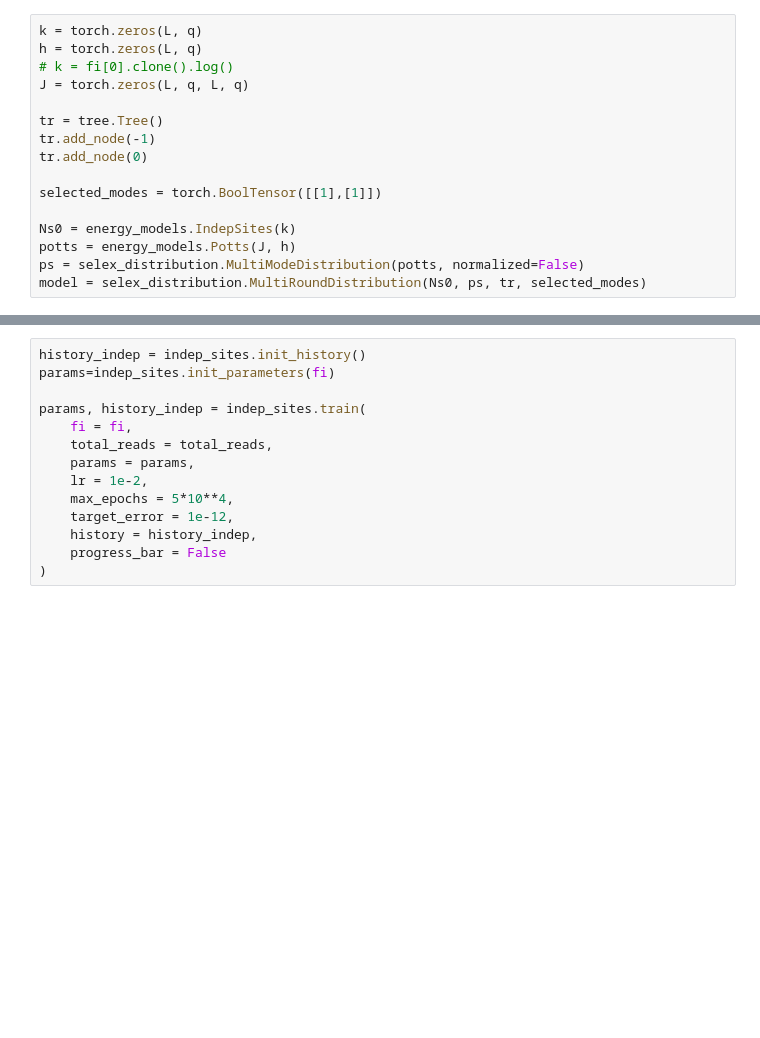
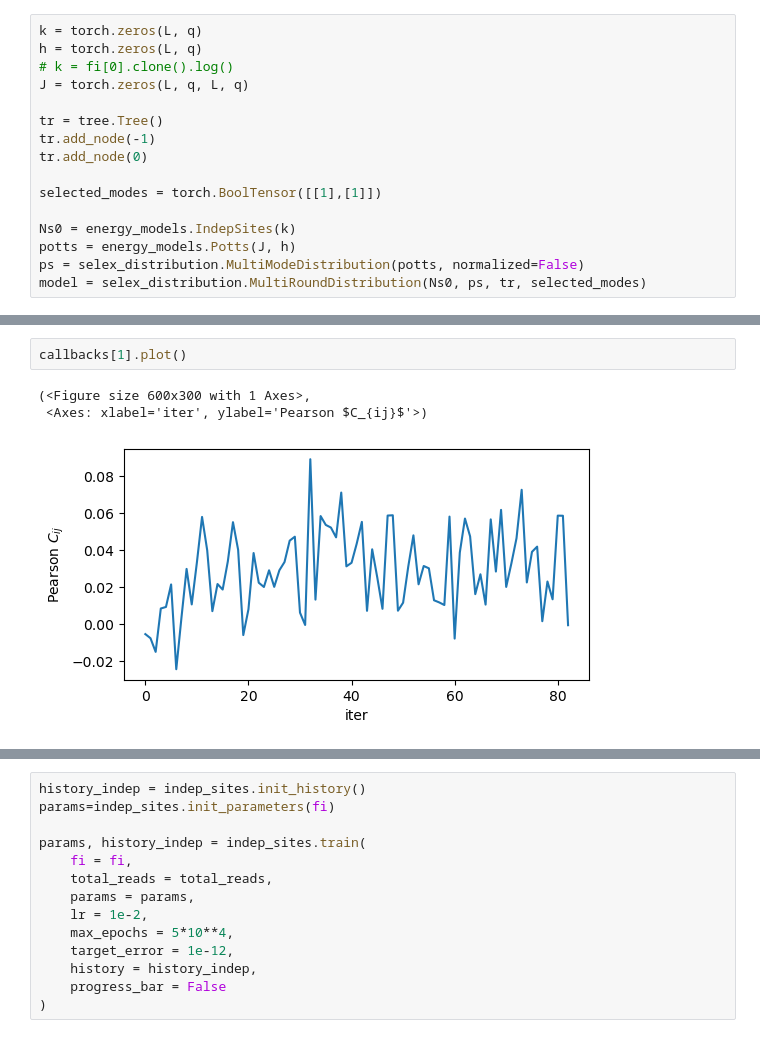
Before and after one commit to stecrotti/Aptamer2025py, a Jupyter notebook: prova.ipynb, the cells around one changed output, grey strips where cells are left out. Drawn from its saved outputs; the diff is of its cells as text; blank space fills up the shorter version.

Commit message:
added callback for pearson on covariances

```diff
--- a/prova.ipynb
+++ b/prova.ipynb
@@ -412,3 +429,9 @@ KeyboardInterrupt:
+# %%
+callbacks[1].plot()
+# %% [output]
+(<Figure size 600x300 with 1 Axes>,
+ <Axes: xlabel='iter', ylabel='Pearson $C_{ij}$'>)
+[figure, added]
 # %%
 callbacks[0].plot()
 # %% [output]
```
Also changed, not shown: parts of 7 cells of this notebook.
